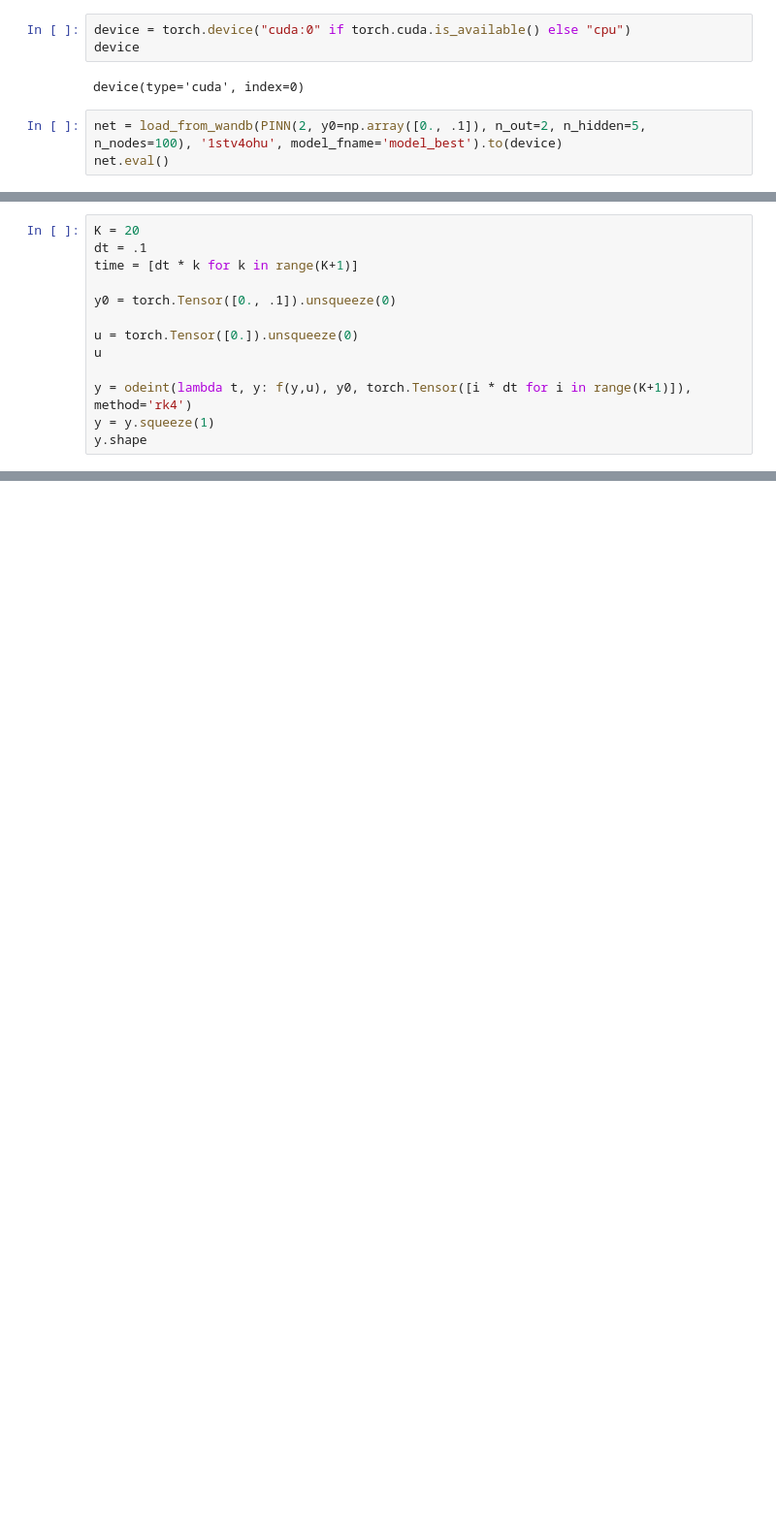
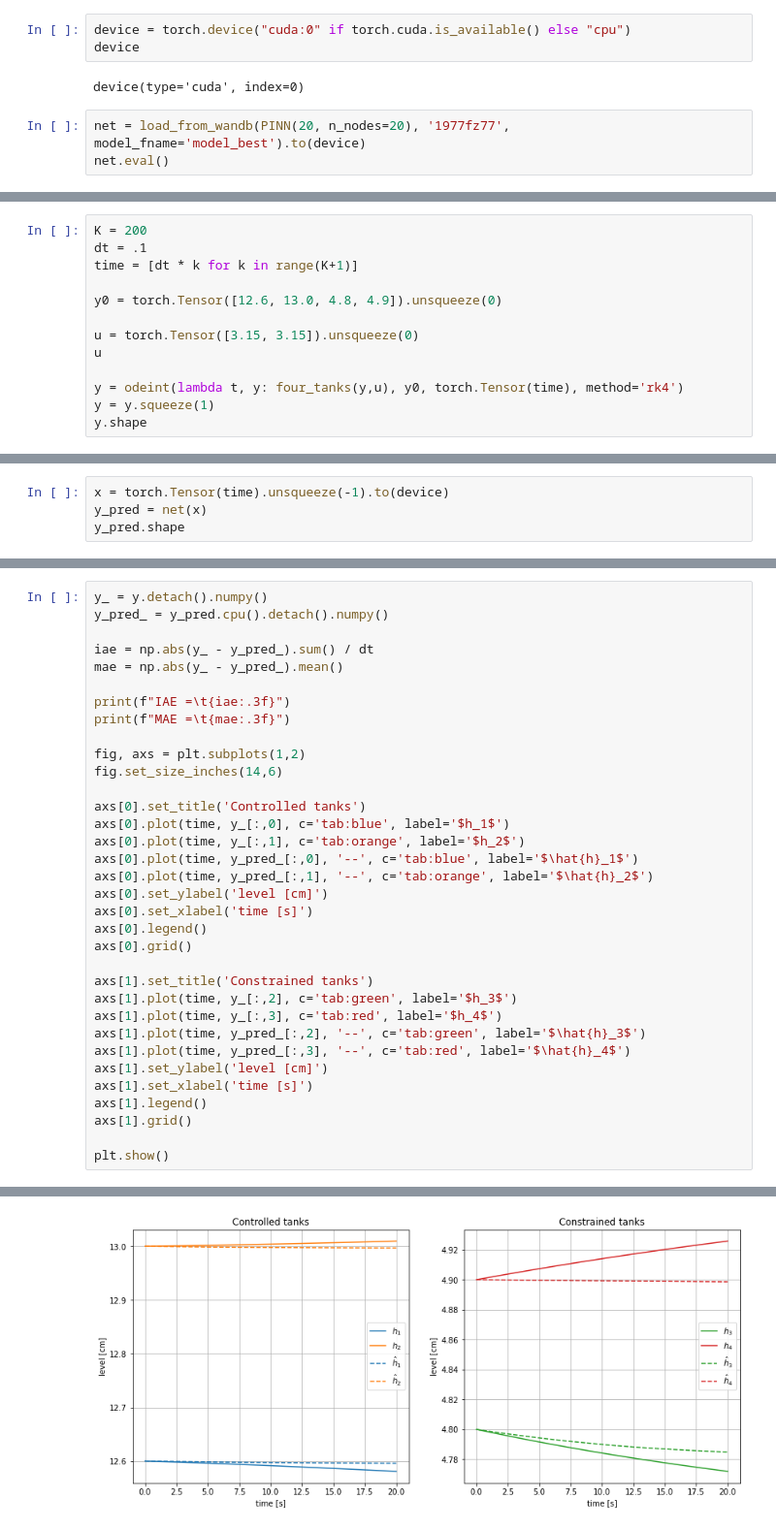
Before and after one commit to brunompacheco/pideq, a Jupyter notebook: notebooks/2.0-bmp-model-performance-visualization.ipynb, the cells around one changed output, grey strips where cells are left out. Shown at 97% size. Drawn from its saved outputs; the diff is of its cells as text; blank space fills up the shorter version.

Commit message:
improve graphics

```diff
--- a/notebooks/2.0-bmp-model-performance-visualization.ipynb
+++ b/notebooks/2.0-bmp-model-performance-visualization.ipynb
@@ -17,7 +17,7 @@ device
 # %% [output]
 device(type='cuda', index=0)
 # %%
-net = load_from_wandb(PINN(2, y0=np.array([0., .1]), n_out=2, n_hidden=5, n_nodes=100), '1stv4ohu', model_fname='model_best').to(device)
+net = load_from_wandb(PINN(20, n_nodes=20), '1977fz77', model_fname='model_best').to(device)
 net.eval()
 # %% [output]
 PINN(
@@ -36,16 +36,16 @@ PINN(
   )
 )
 # %%
-K = 20
+K = 200
 dt = .1
 time = [dt * k for k in range(K+1)]
 
-y0 = torch.Tensor([0., .1]).unsqueeze(0)
+y0 = torch.Tensor([12.6, 13.0, 4.8, 4.9]).unsqueeze(0)
 
-u = torch.Tensor([0.]).unsqueeze(0)
+u = torch.Tensor([3.15, 3.15]).unsqueeze(0)
 u
 
-y = odeint(lambda t, y: f(y,u), y0, torch.Tensor([i * dt for i in range(K+1)]), method='rk4')
+y = odeint(lambda t, y: four_tanks(y,u), y0, torch.Tensor(time), method='rk4')
 y = y.squeeze(1)
 y.shape
 # %% [output]
@@ -52,0 +53,4 @@ torch.Size([21, 2])
+# %%
+x = torch.Tensor(time).unsqueeze(-1).to(device)
+y_pred = net(x)
+y_pred.shape
@@ -52,0 +59,35 @@ torch.Size([21, 2])
+# %%
+y_ = y.detach().numpy()
+y_pred_ = y_pred.cpu().detach().numpy()
+
+iae = np.abs(y_ - y_pred_).sum() / dt
+mae = np.abs(y_ - y_pred_).mean()
+
+print(f"IAE =\t{iae:.3f}")
+print(f"MAE =\t{mae:.3f}")
+
+fig, axs = plt.subplots(1,2)
+fig.set_size_inches(14,6)
+
+axs[0].set_title('Controlled tanks')
+axs[0].plot(time, y_[:,0], c='tab:blue', label='$h_1$')
+axs[0].plot(time, y_[:,1], c='tab:orange', label='$h_2$')
+axs[0].plot(time, y_pred_[:,0], '--', c='tab:blue', label='$\hat{h}_1$')
+axs[0].plot(time, y_pred_[:,1], '--', c='tab:orange', label='$\hat{h}_2$')
+axs[0].set_ylabel('level [cm]')
+axs[0].set_xlabel('time [s]')
+axs[0].legend()
+axs[0].grid()
+
+axs[1].set_title('Constrained tanks')
+axs[1].plot(time, y_[:,2], c='tab:green', label='$h_3$')
+axs[1].plot(time, y_[:,3], c='tab:red', label='$h_4$')
+axs[1].plot(time, y_pred_[:,2], '--', c='tab:green', label='$\hat{h}_3$')
+axs[1].plot(time, y_pred_[:,3], '--', c='tab:red', label='$\hat{h}_4$')
+axs[1].set_ylabel('level [cm]')
+axs[1].set_xlabel('time [s]')
+axs[1].legend()
+axs[1].grid()
+
+plt.show()
+# %% [output]
@@ -53,2 +96,3 @@ torch.Size([21, 2])
+[figure, added]
 # %%
 x = torch.Tensor(time).unsqueeze(-1).to(device)
```
Also changed, not shown: parts of 8 cells of this notebook.
